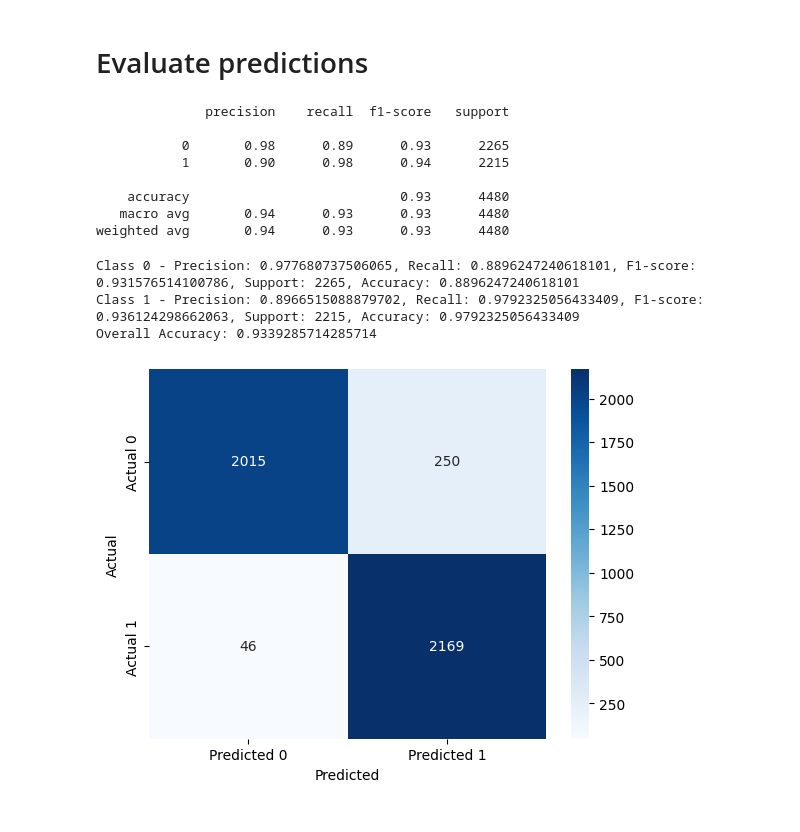
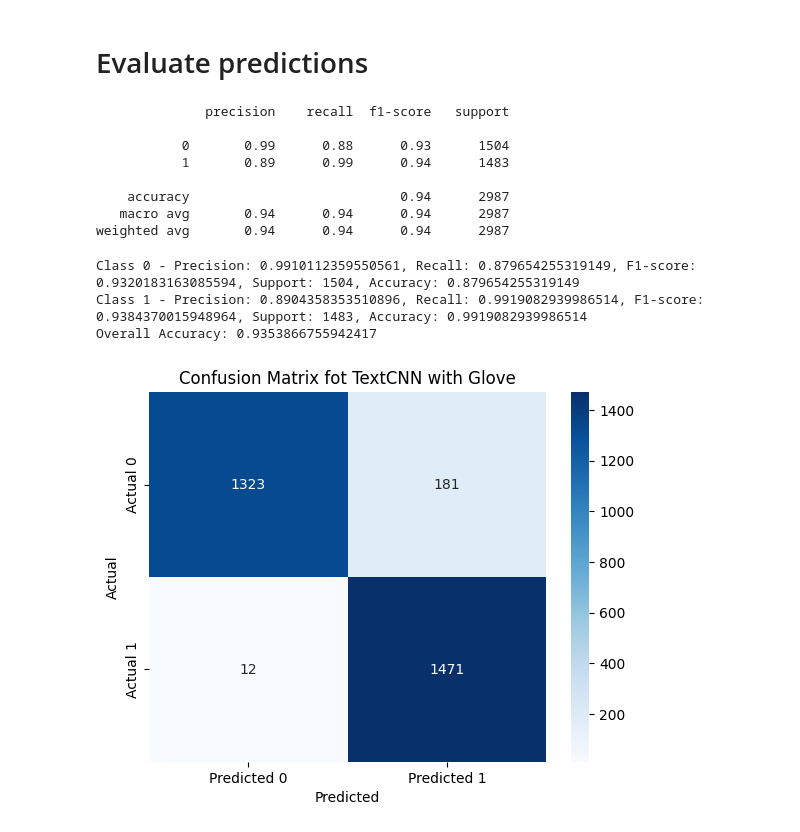
Before and after one commit to JeanMusenga/PhD-Thesis_2024_Musenga, a Jupyter notebook: TextCNN_with_GloVe.ipynb, the cells around one changed output. Cells and saved outputs as stored; diff of their text form; code cells hidden in the pictures.

```diff
--- a/TextCNN_with_GloVe.ipynb
+++ b/TextCNN_with_GloVe.ipynb
@@ -77,7 +77,7 @@ y_encoded = label_encoder.fit_transform(y)
 # %%
 
 # Split the data into training and testing sets
-X_train, X_test, y_train, y_test = train_test_split(X, y_encoded, test_size=0.3, random_state=42)
+X_train, X_test, y_train, y_test = train_test_split(X, y_encoded, test_size=0.2, random_state=42)
 # %%
 import numpy as np
 
@@ -228,12 +228,12 @@ print(report)
 # %% [output]
               precision    recall  f1-score   support
 
-           0       0.98      0.89      0.93      2265
-           1       0.90      0.98      0.94      2215
+           0       0.99      0.88      0.93      1504
+           1       0.89      0.99      0.94      1483
 
-    accuracy                           0.93      4480
-   macro avg       0.94      0.93      0.93      4480
-weighted avg       0.94      0.93      0.93      4480
+    accuracy                           0.94      2987
+   macro avg       0.94      0.94      0.94      2987
+weighted avg       0.94      0.94      0.94      2987
 # %%
 from sklearn.metrics import precision_recall_fscore_support, confusion_matrix, accuracy_score
 
@@ -255,18 +255,19 @@ print(f'Class 0 - Precision: {precision_class[0]}, Recall: {recall_class[0]}, F1
 print(f'Class 1 - Precision: {precision_class[1]}, Recall: {recall_class[1]}, F1-score: {f1_class[1]}, Support: {support_class[1]}, Accuracy: {accuracy_class_1}')
 print(f'Overall Accuracy: {accuracy}')
 # %% [output]
-Class 0 - Precision: 0.977680737506065, Recall: 0.8896247240618101, F1-score: 0.931576514100786, Support: 2265, Accuracy: 0.8896247240618101
-Class 1 - Precision: 0.8966515088879702, Recall: 0.9792325056433409, F1-score: 0.936124298662063, Support: 2215, Accuracy: 0.9792325056433409
-Overall Accuracy: 0.9339285714285714
+Class 0 - Precision: 0.9910112359550561, Recall: 0.879654255319149, F1-score: 0.9320183163085594, Support: 1504, Accuracy: 0.879654255319149
+Class 1 - Precision: 0.8904358353510896, Recall: 0.9919082939986514, F1-score: 0.9384370015948964, Support: 1483, Accuracy: 0.9919082939986514
+Overall Accuracy: 0.9353866755942417
 # %%
 from sklearn.metrics import confusion_matrix
 import seaborn as sns
 import matplotlib.pyplot as plt
 
 cm = confusion_matrix(y_test, y_pred_classes,)
 sns.heatmap(cm, annot=True, fmt='d', cmap='Blues', xticklabels=['Predicted 0', 'Predicted 1'], yticklabels=['Actual 0', 'Actual 1'])
 plt.xlabel('Predicted')
 plt.ylabel('Actual')
+plt.title('Confusion Matrix fot TextCNN with Glove')
 plt.show()
 # %% [output]
-[figure, old version]
+[figure, new version]
```
Also changed, not shown: parts of 6 cells of this notebook.
